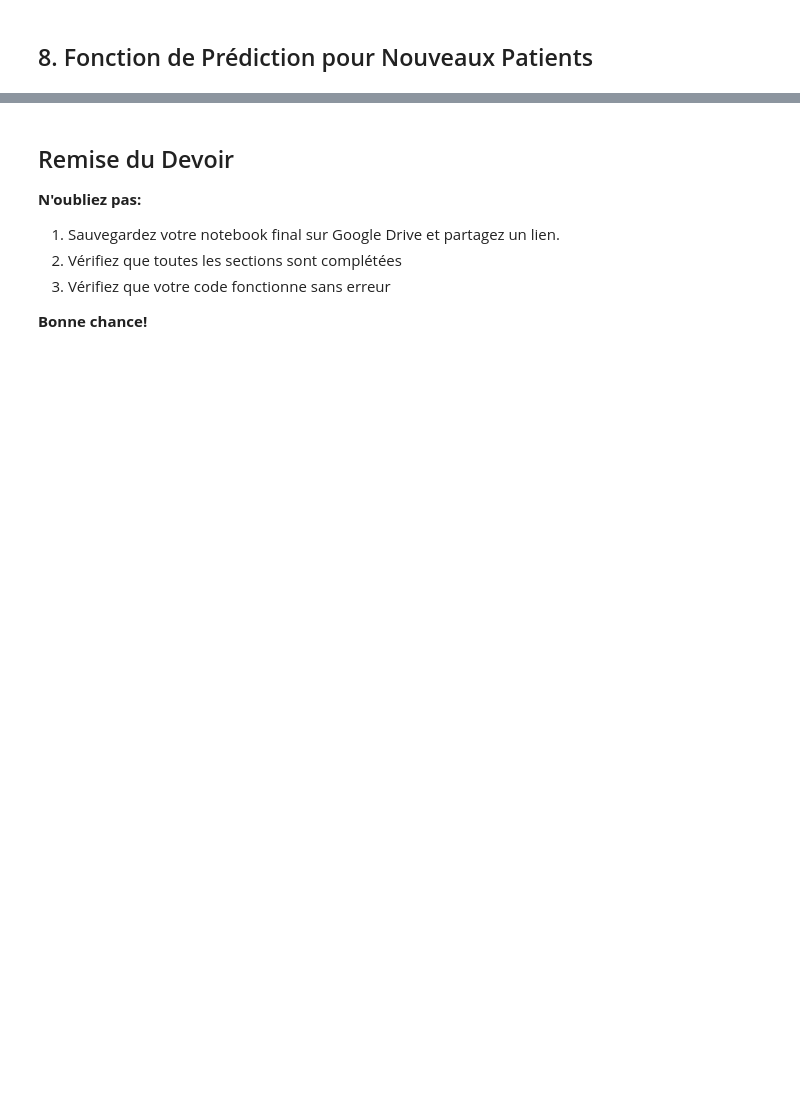
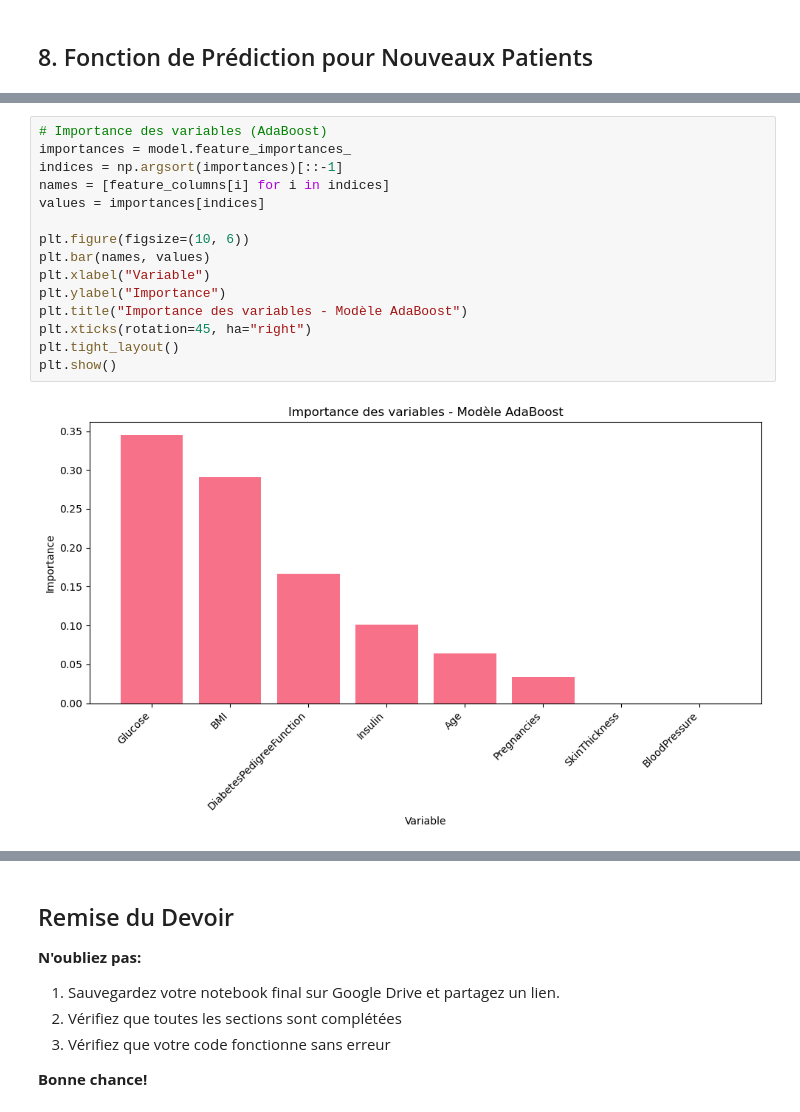
Before and after one commit to maclandrol/cours-ia-med, a Jupyter notebook: devoirs/solutions/Homework_Diabetes_Prediction_SOLUTION.ipynb, the cells around one changed output, grey strips where cells are left out. Saved outputs shown, nothing was run; the diff lists cells and outputs as text; blank space fills up the shorter version.

```diff
--- a/devoirs/solutions/Homework_Diabetes_Prediction_SOLUTION.ipynb
+++ b/devoirs/solutions/Homework_Diabetes_Prediction_SOLUTION.ipynb
@@ -445,0 +488,17 @@ print(f"Probabilité de diabète: {prob:.2%}")
+# %%
+# Importance des variables (AdaBoost)
+importances = model.feature_importances_
+indices = np.argsort(importances)[::-1]
+names = [feature_columns[i] for i in indices]
+values = importances[indices]
+
+plt.figure(figsize=(10, 6))
+plt.bar(names, values)
+plt.xlabel("Variable")
+plt.ylabel("Importance")
+plt.title("Importance des variables - Modèle AdaBoost")
+plt.xticks(rotation=45, ha="right")
+plt.tight_layout()
+plt.show()
+# %% [output]
+[figure, added]
```
Also changed, not shown: parts of 12 cells of this notebook, 1 other file.
